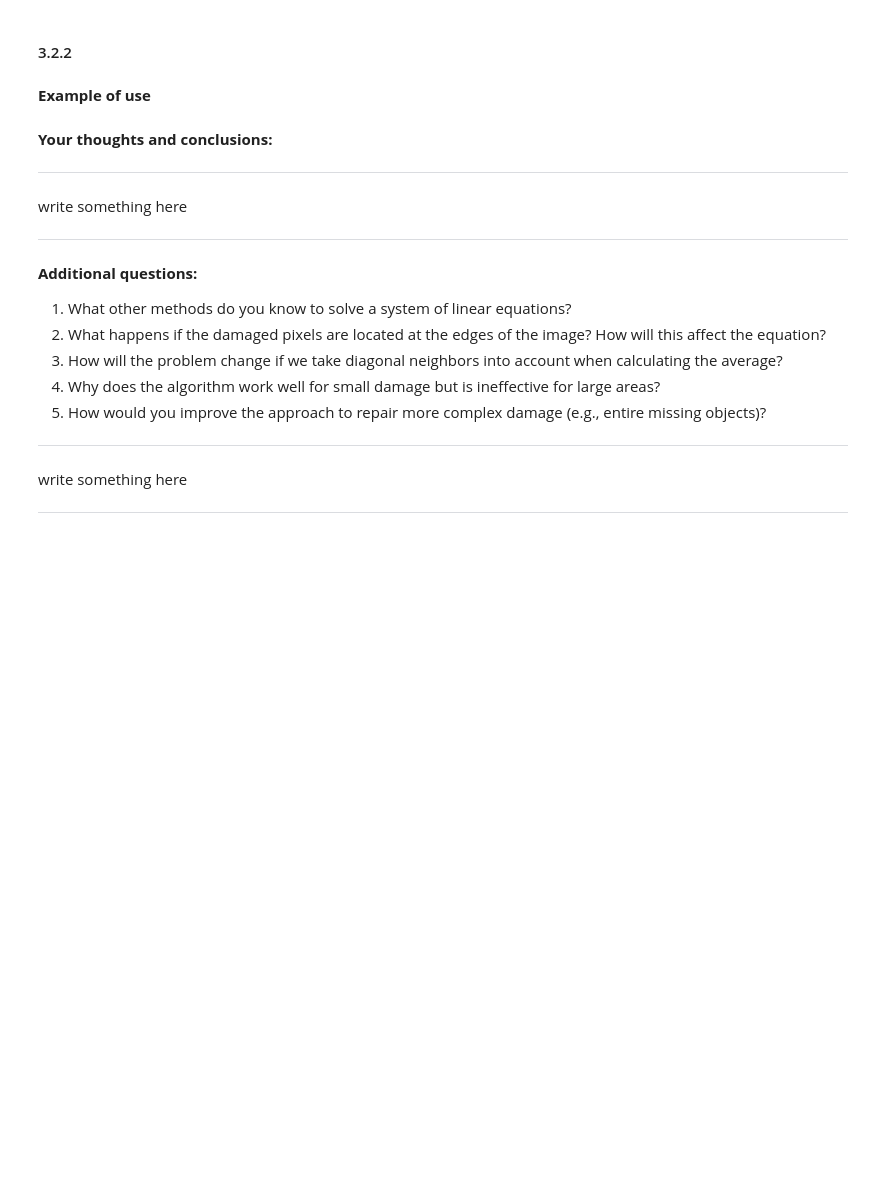
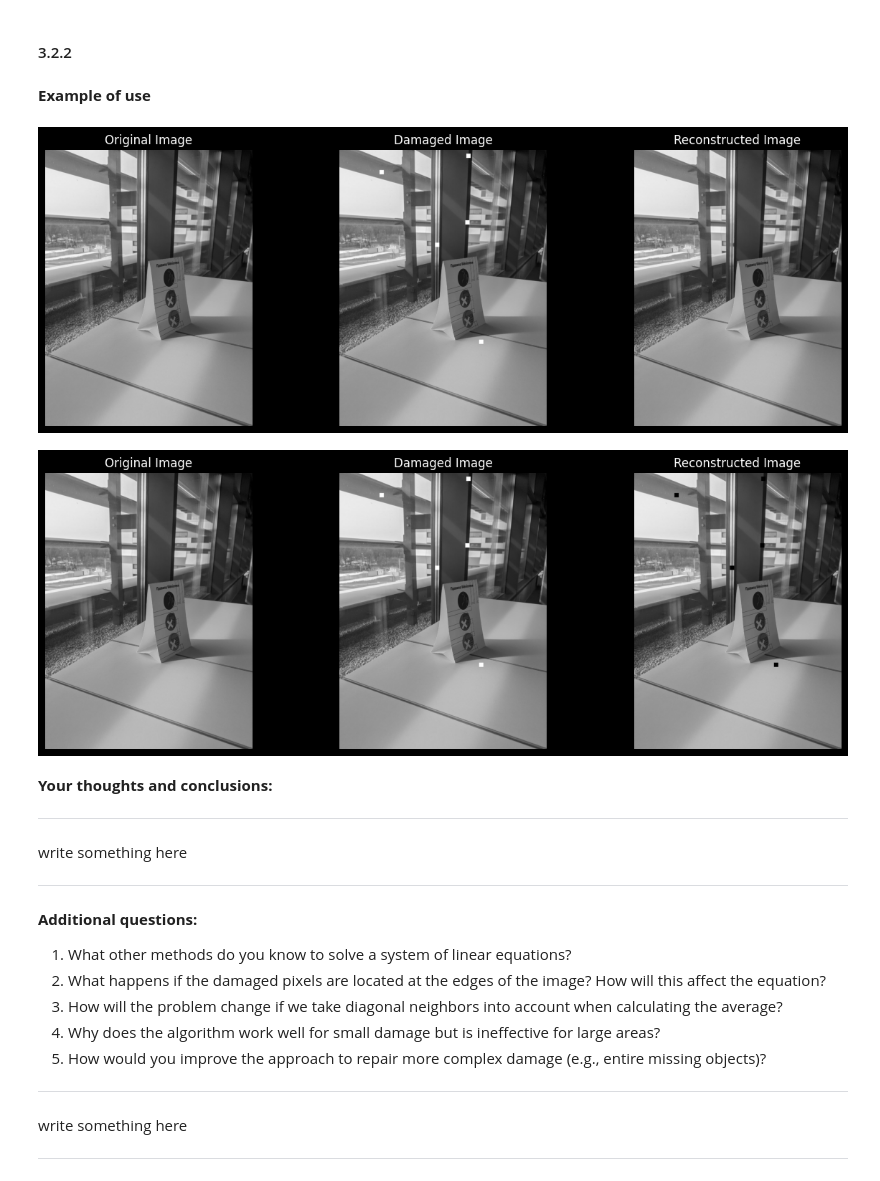
Before and after one commit to Hombosh-dev/LA_lab_1, a Jupyter notebook: LA_Lab_1.ipynb, the cells around one changed output. Saved outputs shown, nothing was run; the diff lists cells and outputs as text; code cells hidden in the pictures; blank space fills up the shorter version.

```diff
--- a/LA_Lab_1.ipynb
+++ b/LA_Lab_1.ipynb
@@ -807,7 +807,23 @@ def construct_linear_system(pixel_matrix, damaged_coords):
 
     ### YOUR CODE SOLUTION START
 
+    for i, row in enumerate(pixel_matrix):
+        for j, el in enumerate(row):
+            curr_pxl = (i, j)
+            if curr_pxl not in damaged_coords: continue
 
+            neighbors = [(-1, 0), (1, 0), (0, -1), (0, 1)]
+            idx = var_index[curr_pxl]
+            A[idx][idx] = len(neighbors)
+
+            for dx, dy in neighbors:
+                neighbor_pxl = (i + dy, j + dx)
+                if neighbor_pxl in damaged_coords:
+                    neighbor_idx = var_index[neighbor_pxl]
+                    A[idx][neighbor_idx] = -1
+                    continue
+
+                b[idx] += pixel_matrix[i + dy][j + dx]
 
     ### YOUR CODE SOLUTION END
 
@@ -878,22 +894,25 @@ def complete_solution(img_gray, damaged_matrix, damaged_coords, method='numpy'):
 **Example of use**
 # %%
 # Load and preprocess the image
-img = Image.open("/path_to_your_image")
+img = Image.open("images/img2.jpg")
 img_gray = to_grayscale(img)
 pixel_matrix = get_pixel_matrix(img_gray)
 
 # Create damaged image
 num_blocks=5 # number of damages
 block_size=20 # pixel size of damages
 height, width = len(pixel_matrix), len(pixel_matrix[0])
 damaged_matrix, damaged_coords = create_damaged_matrix(pixel_matrix, num_blocks, block_size)
 
 # Construct the linear system
 A, b = construct_linear_system(pixel_matrix, damaged_coords)
 
 # Solve and visualize
 complete_solution(img_gray, damaged_matrix, damaged_coords)
 complete_solution(img_gray, damaged_matrix, damaged_coords, method='manual')
+# %% [output]
+[figure, added]
+[figure, added]
 # %% [markdown]
 **Your thoughts and conclusions:**
 
```
Also changed, not shown: parts of 1 cell of this notebook.
